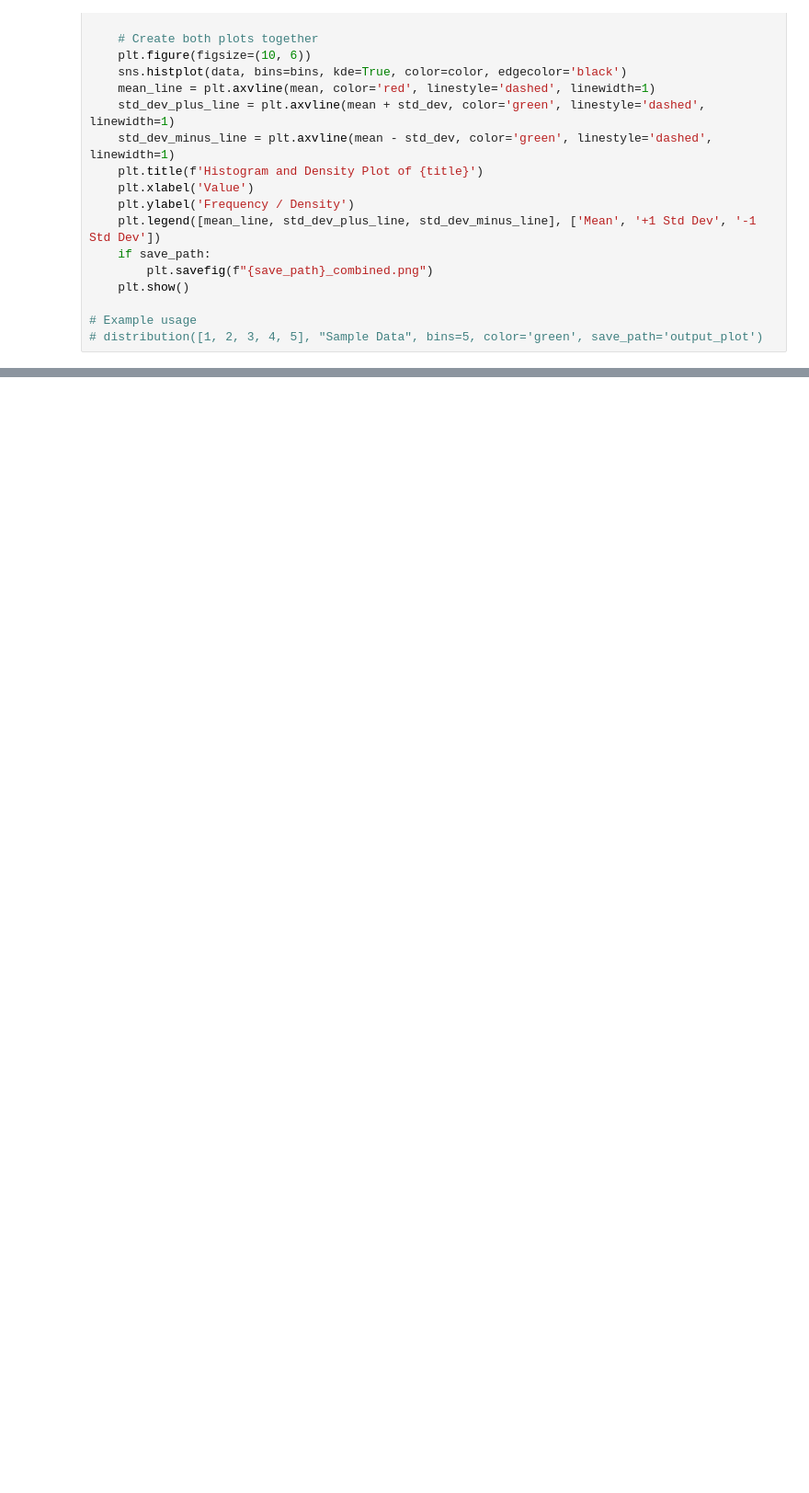
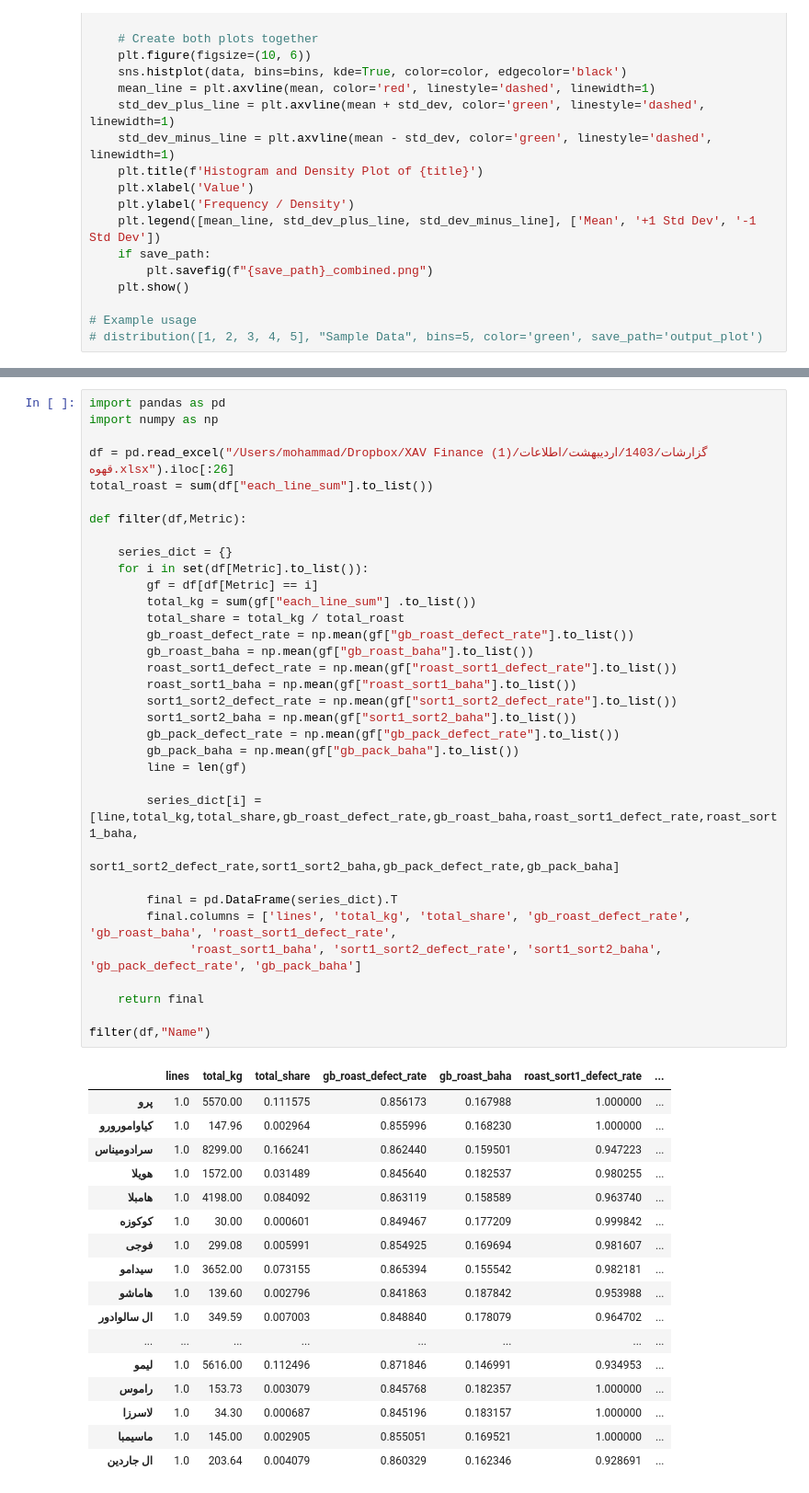
Before and after one commit to mammadbrazili/XAV, a Jupyter notebook: blank.ipynb, the cells around one changed output, grey strips where cells are left out. Shown: that part at 92% size. Drawn from its saved outputs; the diff is of its cells as text; blank space fills up the shorter version.

Commit message:
coffee data calculation

```diff
--- a/blank.ipynb
+++ b/blank.ipynb
@@ -232,0 +303,52 @@ This will become an error in seaborn v0.14.0; please update your code.
+# %%
+import pandas as pd
+import numpy as np
+
+df = pd.read_excel("/Users/mohammad/Dropbox/XAV Finance (1)/گزارشات/1403/اردیبهشت/اطلاعات قهوه.xlsx").iloc[:26]
+total_roast = sum(df["each_line_sum"].to_list())
+
+def filter(df,Metric):
+
+    series_dict = {}
+    for i in set(df[Metric].to_list()):
+        gf = df[df[Metric] == i]
+        total_kg = sum(gf["each_line_sum"] .to_list())
+        total_share = total_kg / total_roast
+        gb_roast_defect_rate = np.mean(gf["gb_roast_defect_rate"].to_list())
+        gb_roast_baha = np.mean(gf["gb_roast_baha"].to_list())
+        roast_sort1_defect_rate = np.mean(gf["roast_sort1_defect_rate"].to_list())
+        roast_sort1_baha = np.mean(gf["roast_sort1_baha"].to_list())
+        sort1_sort2_defect_rate = np.mean(gf["sort1_sort2_defect_rate"].to_list())
+        sort1_sort2_baha = np.mean(gf["sort1_sort2_baha"].to_list())
+        gb_pack_defect_rate = np.mean(gf["gb_pack_defect_rate"].to_list())
+        gb_pack_baha = np.mean(gf["gb_pack_baha"].to_list())
+        line = len(gf)
+
+        series_dict[i] = [line,total_kg,total_share,gb_roast_defect_rate,gb_roast_baha,roast_sort1_defect_rate,roast_sort1_baha,
+                        sort1_sort2_defect_rate,sort1_sort2_baha,gb_pack_defect_rate,gb_pack_baha]
+
+        final = pd.DataFrame(series_dict).T
+        final.columns = ['lines', 'total_kg', 'total_share', 'gb_roast_defect_rate', 'gb_roast_baha', 'roast_sort1_defect_rate',
+              'roast_sort1_baha', 'sort1_sort2_defect_rate', 'sort1_sort2_baha', 'gb_pack_defect_rate', 'gb_pack_baha']
+
+    return final
+
+filter(df,"Name")
+# %% [output]
+|  | lines | total_kg | total_share | gb_roast_defect_rate | gb_roast_baha | roast_sort1_defect_rate | ... |
+| پرو | 1.0 | 5570.00 | 0.111575 | 0.856173 | 0.167988 | 1.000000 | ... |
+| کیاوامورورو | 1.0 | 147.96 | 0.002964 | 0.855996 | 0.168230 | 1.000000 | ... |
+| سرادومیناس | 1.0 | 8299.00 | 0.166241 | 0.862440 | 0.159501 | 0.947223 | ... |
+| هویلا | 1.0 | 1572.00 | 0.031489 | 0.845640 | 0.182537 | 0.980255 | ... |
+| هامبلا | 1.0 | 4198.00 | 0.084092 | 0.863119 | 0.158589 | 0.963740 | ... |
+| کوکوزه | 1.0 | 30.00 | 0.000601 | 0.849467 | 0.177209 | 0.999842 | ... |
+| فوجی | 1.0 | 299.08 | 0.005991 | 0.854925 | 0.169694 | 0.981607 | ... |
+| سیدامو | 1.0 | 3652.00 | 0.073155 | 0.865394 | 0.155542 | 0.982181 | ... |
+| هاماشو | 1.0 | 139.60 | 0.002796 | 0.841863 | 0.187842 | 0.953988 | ... |
+| ال سالوادور | 1.0 | 349.59 | 0.007003 | 0.848840 | 0.178079 | 0.964702 | ... |
+| ... | ... | ... | ... | ... | ... | ... | ... |
+| لیمو | 1.0 | 5616.00 | 0.112496 | 0.871846 | 0.146991 | 0.934953 | ... |
+| راموس | 1.0 | 153.73 | 0.003079 | 0.845768 | 0.182357 | 1.000000 | ... |
+| لاسرزا | 1.0 | 34.30 | 0.000687 | 0.845196 | 0.183157 | 1.000000 | ... |
+| ماسیمبا | 1.0 | 145.00 | 0.002905 | 0.855051 | 0.169521 | 1.000000 | ... |
+| ال جاردین | 1.0 | 203.64 | 0.004079 | 0.860329 | 0.162346 | 0.928691 | ... |
```
Also changed, not shown: parts of 4 cells of this notebook, 3 other files.
